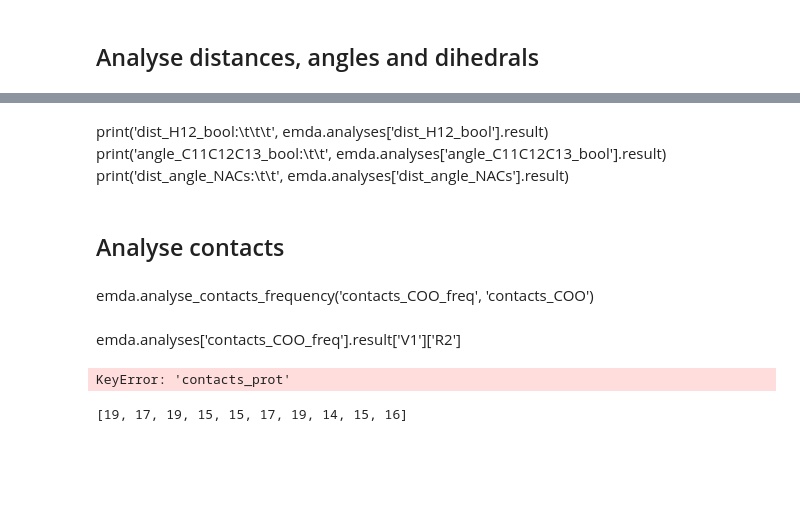
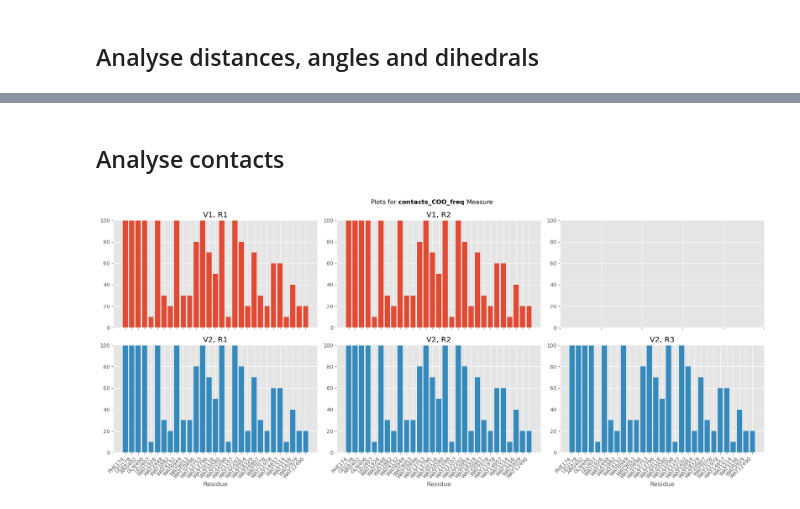
Before and after one commit to MolBioMedUAB/EMDA, a Jupyter notebook: example/example.ipynb, the cells around one changed output, grey strips where cells are left out. Drawn from its saved outputs; the diff is of its cells as text; code cells hidden in the pictures; blank space fills up the shorter version.

```diff
--- a/example/example.ipynb
+++ b/example/example.ipynb
@@ -162,24 +114,2 @@ emda.plot_NACs('dist_dihe_NACs', merge_replicas=False, percentage=False, bar_wid
-# %% [markdown]
-print('dist_H12_bool:\t\t\t', emda.analyses['dist_H12_bool'].result)
-print('angle_C11C12C13_bool:\t\t', emda.analyses['angle_C11C12C13_bool'].result)
-print('dist_angle_NACs:\t\t', emda.analyses['dist_angle_NACs'].result)
 # %% [markdown]
 ## Analyse contacts
-# %% [markdown]
-emda.analyse_contacts_frequency('contacts_COO_freq', 'contacts_COO')
-# %% [markdown]
-emda.analyses['contacts_COO_freq'].result['V1']['R2']
-# %%
-#emda.analyse_contacts_frequency('contacts_prot_freq', 'contacts_prot', percentage=True, normalise_to_most_frequent=True)
-emda.analyse_contacts_amount('contacts_prot_amount', 'contacts_prot')
-
-emda.analyses['contacts_prot_amount'].result['V1']['R1']
-# %% [output]
-KeyError: 'contacts_prot'
-# %%
-#emda.analyse_contacts_frequency('contacts_COO_freq', 'contacts_COO', percentage=True, normalise_to_most_frequent=True)
-emda.analyse_contacts_amount('contacts_COO_amount', 'contacts_COO')
-
-emda.analyses['contacts_COO_amount'].result['V1']['R1']
-# %% [output]
-[19, 17, 19, 15, 15, 17, 19, 14, 15, 16]
@@ -185,0 +118,5 @@ emda.analyses['contacts_COO_amount'].result['V1']['R1']
+# %%
+# plotting from plotter
+emda.plot_contacts_frequency('contacts_COO_freq', width_per_replica=6, same_x=False, same_y=False, merge_replicas=False, bar_width=0.8)
+# %% [output]
+[figure, added]
```
Also changed, not shown: parts of 24 cells of this notebook.
